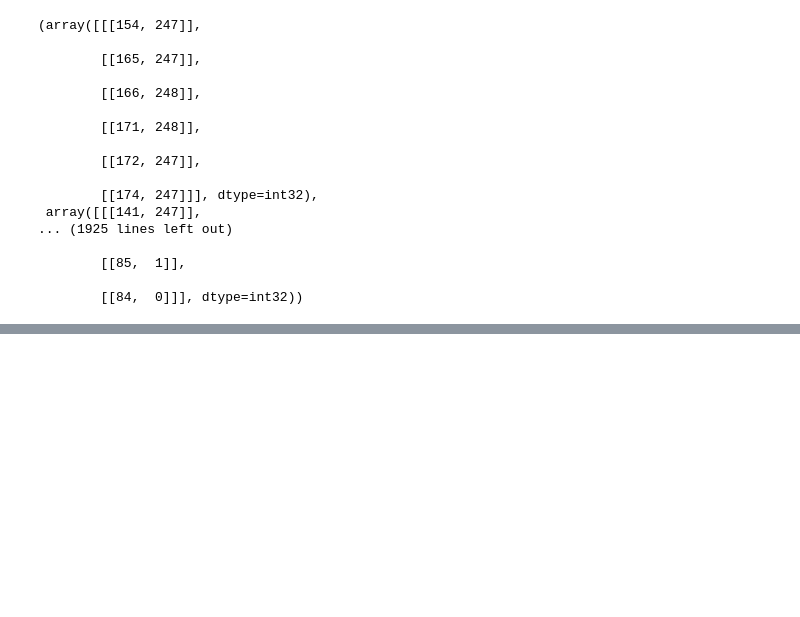
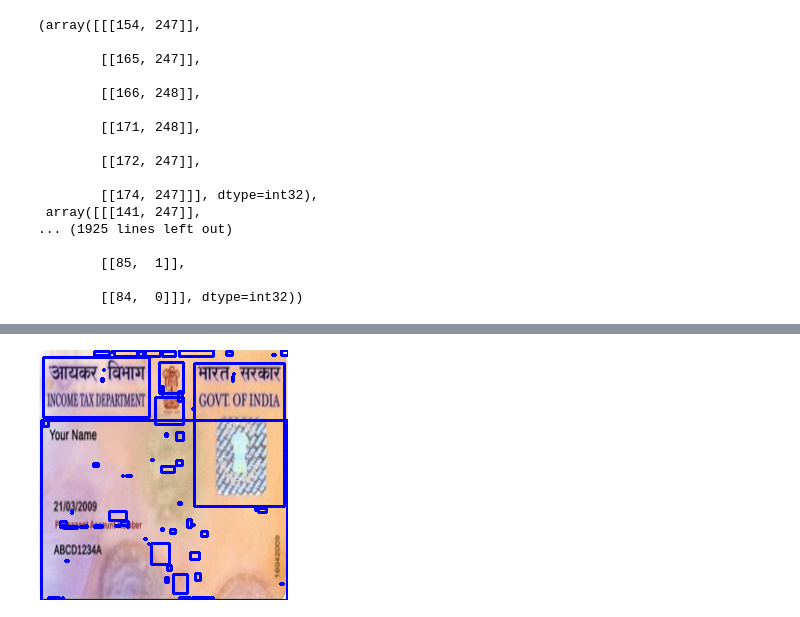
Before and after one commit to eek-dataguy/PAN-Card-Tampering-Detection, a Jupyter notebook: PAN Card Tampering.ipynb, the cells around one changed output, grey strips where cells are left out. Drawn from its saved outputs; the diff is of its cells as text; code cells hidden in the pictures; blank space fills up the shorter version.

```diff
--- a/PAN Card Tampering.ipynb
+++ b/PAN Card Tampering.ipynb
@@ -176,0 +187,4 @@ cnts
+# %%
+Image.fromarray(tampered)
+# %% [output]
+[figure, added]
```
Also changed, not shown: parts of 4 cells of this notebook.
